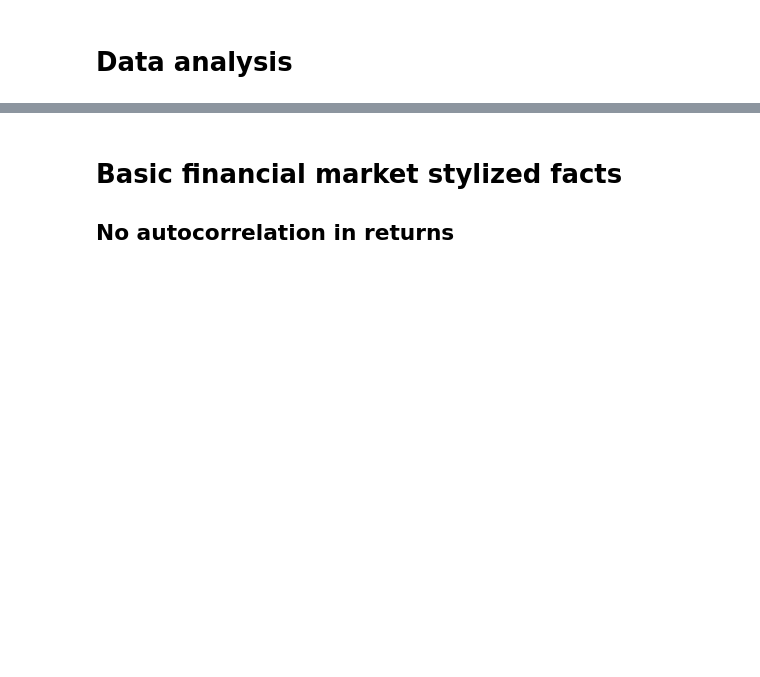
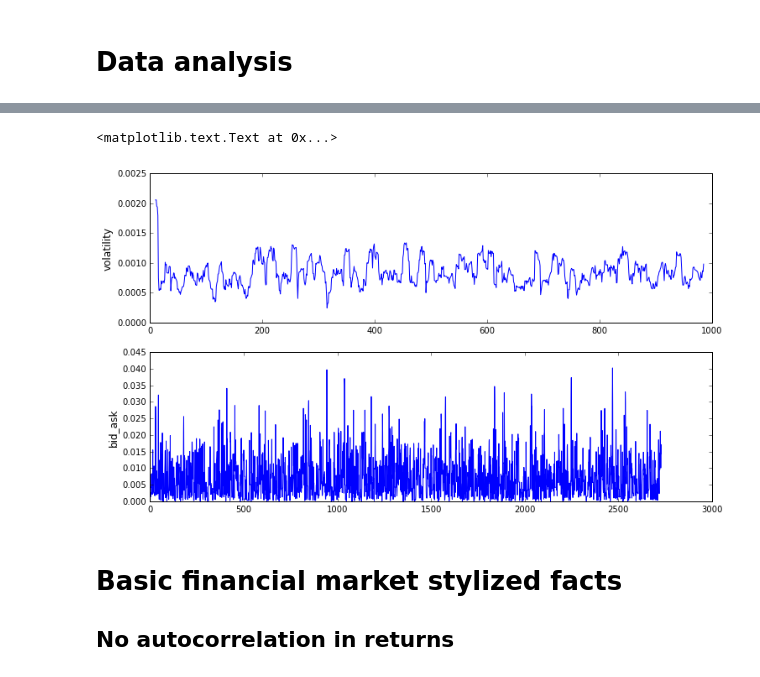
Before and after one commit to joerischasfoort/hfm-abm, a Jupyter notebook: replication.ipynb, the cells around one changed output, grey strips where cells are left out. Cells and saved outputs as stored; diff of their text form; code cells hidden in the pictures; blank space fills up the shorter version.

```diff
--- a/replication.ipynb
+++ b/replication.ipynb
@@ -77,3 +100,14 @@ for ax in [ax1, ax2, ax3]:
+# %%
+fig, (ax1, ax2) = plt.subplots(2, 1, figsize=(12,7))
+
+ax1.plot(range(len(returns_volatility)), returns_volatility)
+ax1.set_ylabel('volatility', fontsize='12')
+
+ax2.plot(range(len(bid_ask)), bid_ask)
+ax2.set_ylabel('bid_ask', fontsize='12')
+# %% [output]
+<matplotlib.text.Text at 0x...>
+[figure, added]
 # %% [markdown]
 # Basic financial market stylized facts
 ## No autocorrelation in returns
```
Also changed, not shown: parts of 9 cells of this notebook, 5 other files.
